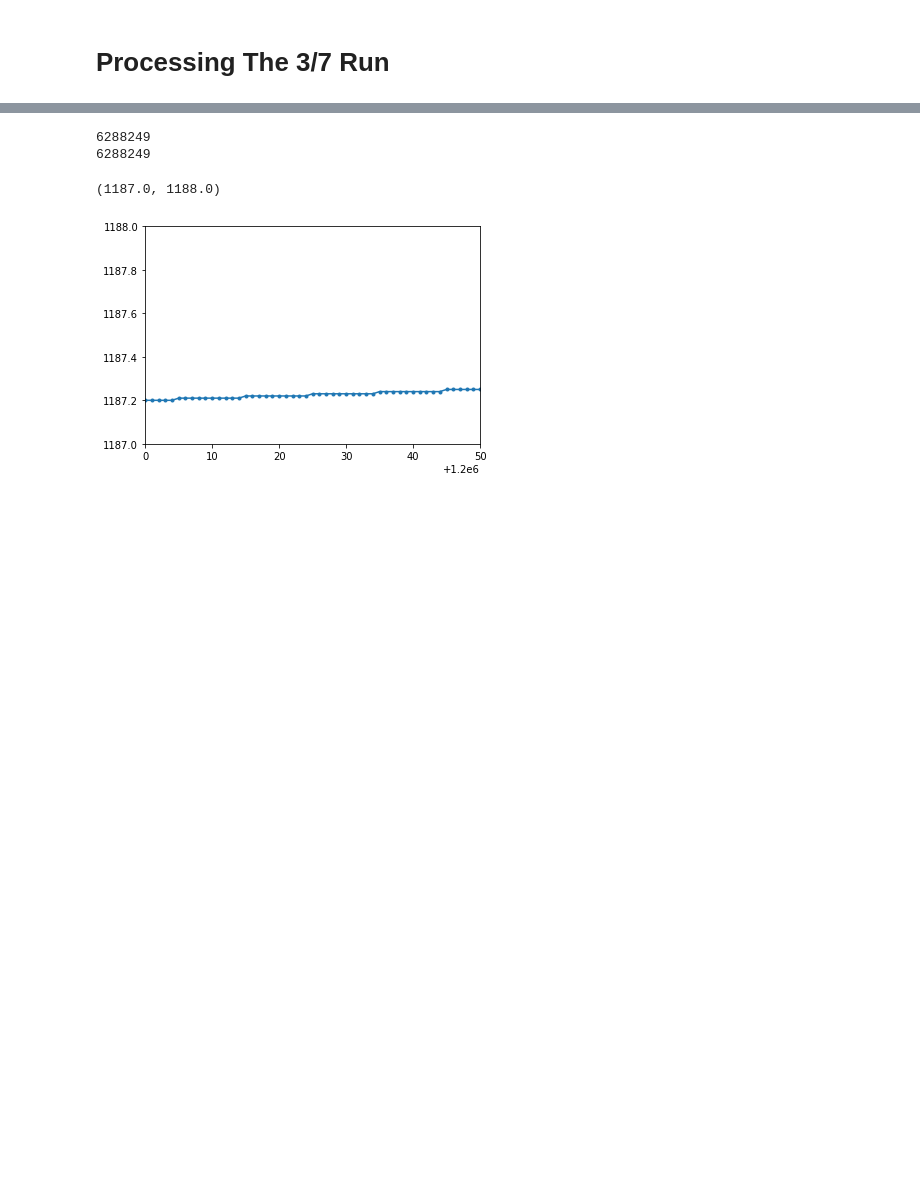
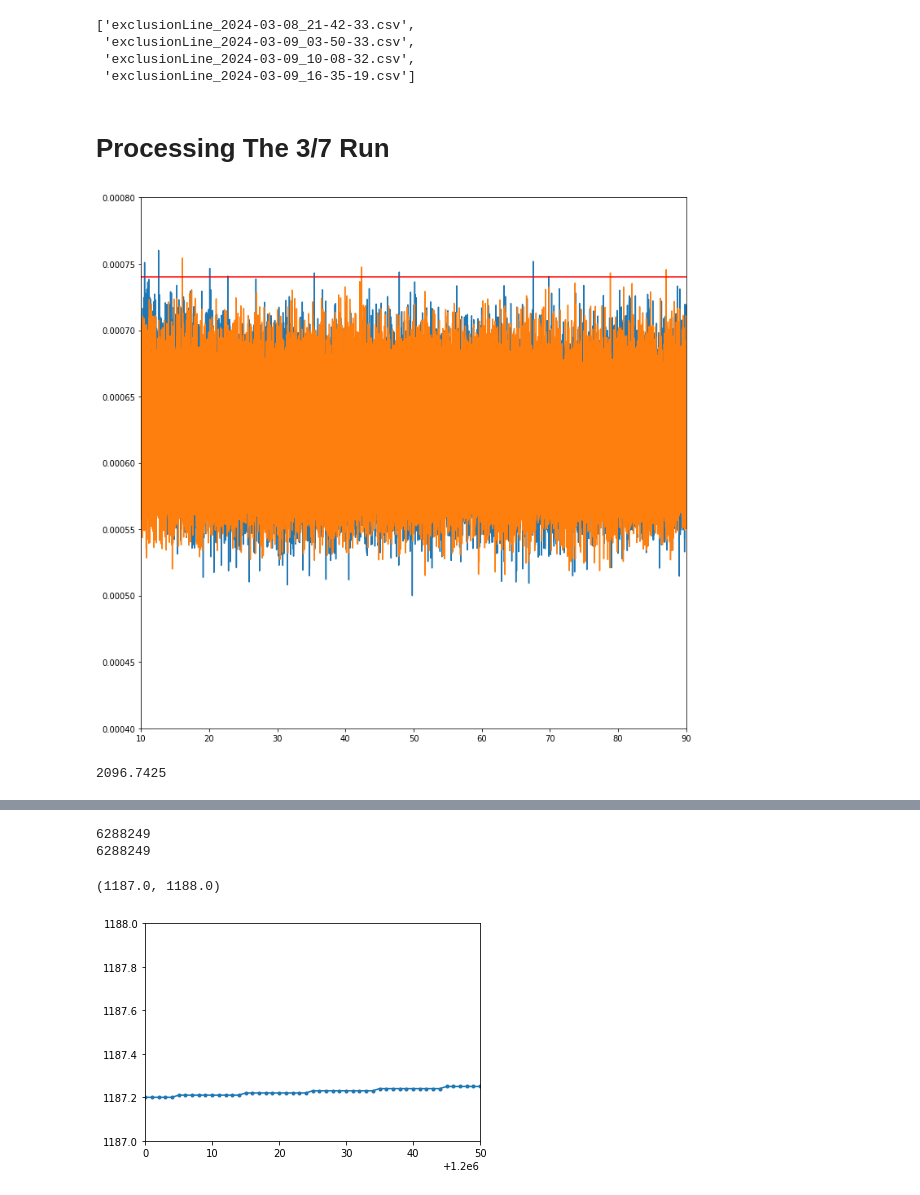
Before and after one commit to koquinlan/dynamicScanning, a Jupyter notebook: python/Exclusion Line Plots.ipynb, the cells around one changed output, grey strips where cells are left out. Saved outputs shown, nothing was run; the diff lists cells and outputs as text; code cells hidden in the pictures; blank space fills up the shorter version.

```diff
--- a/python/Exclusion Line Plots.ipynb
+++ b/python/Exclusion Line Plots.ipynb
@@ -18,3 +46,21 @@ df.to_csv(csv_file_path, index=False)
+# %%
+splitIndices = []
+
+for i in range(len(times)-1):
+    time1=times[i]; time2=times[i+1]
+
+    if ((int(time2[0])*1440 + int(time2[1])*60 + int(time2[2]) + int(time2[3])/60) -
+        (int(time1[0])*1440 + int(time1[1])*60 + int(time1[2]) + int(time1[3])/60)
+        < 1
+       ):
+        splitIndices.append(i)
+
+[files[i] for i in splitIndices]
+# %% [output]
+['exclusionLine_2024-03-08_21-42-33.csv',
+ 'exclusionLine_2024-03-09_03-50-33.csv',
+ 'exclusionLine_2024-03-09_10-08-32.csv',
+ 'exclusionLine_2024-03-09_16-35-19.csv']
 # %% [markdown]
 # Processing The 3/7 Run
 # %%
@@ -28,0 +82,28 @@ for run in runs:
+# %%
+target = 7.4e-4
+plt.figure(figsize=(12,12))
+
+for line in [runData['dynamic'][-1], runData['21'][-1]]:
+    plt.plot(line[1], line[0])
+
+
+plt.axhline(y=target, color="r", linestyle="-", label="Target Exclusion")
+
+plt.ylim([4e-4,8e-4])
+plt.xlim([10,90])
+
+plt.show()
+# %% [output]
+[figure, added]
+# %%
+finalMetrics = metrics['dynamic'][-1]
+
+# Slice center 90% (20-100 MHz)
+startIndex = int(0.1 * len(finalMetrics))
+endIndex = int(0.9 * len(finalMetrics))
+
+finalMetrics = finalMetrics[startIndex:endIndex]
+
+np.mean(finalMetrics)
+# %% [output]
+2096.7425
```
Also changed, not shown: parts of 11 cells of this notebook, 7 other files.
